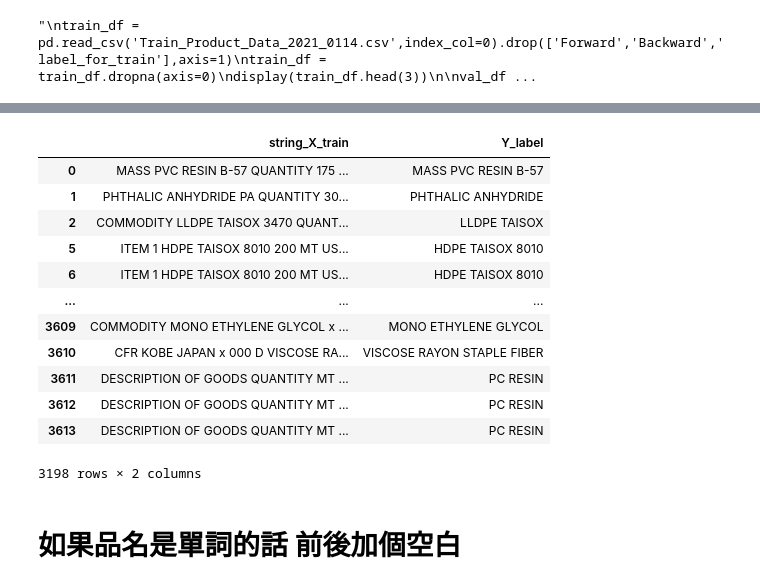
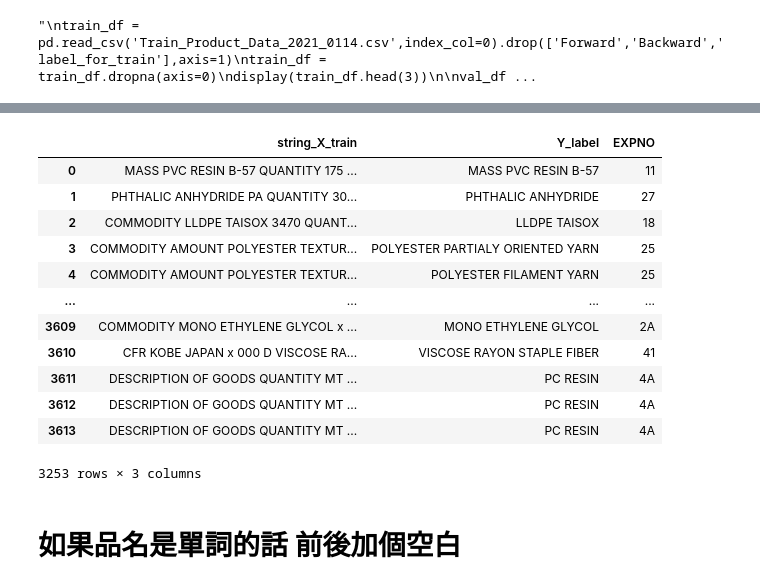
Before and after one commit to skywalker0803r/Product_Data_SQuAD, a Jupyter notebook: Collection method-plus-bert.ipynb, the cells around one changed output, grey strips where cells are left out. Drawn from its saved outputs; the diff is of its cells as text; code cells hidden in the pictures.

```diff
--- a/Collection method-plus-bert.ipynb
+++ b/Collection method-plus-bert.ipynb
@@ -124,21 +106,21 @@ display(val_df.head(3))
 # %%
-val_df = pd.read_csv('preprocess_for_SQUAD_wordninja.csv',index_col=0)[['45A','Y_label']]
-val_df.columns = ['string_X_train','Y_label']
+val_df = pd.read_csv('preprocess_for_SQUAD_wordninja.csv',index_col=0)[['45A','Y_label','EXPNO']]
+val_df.columns = ['string_X_train','Y_label','EXPNO']
 val_df
 # %% [output]
-|  | string_X_train | Y_label |
-| 0 | MASS PVC RESIN B-57 QUANTITY 175 ... | MASS PVC RESIN B-57 |
-| 1 | PHTHALIC ANHYDRIDE PA QUANTITY 30... | PHTHALIC ANHYDRIDE |
-| 2 | COMMODITY LLDPE TAISOX 3470 QUANT... | LLDPE TAISOX |
-| 5 | ITEM 1 HDPE TAISOX 8010 200 MT US... | HDPE TAISOX 8010 |
-| 6 | ITEM 1 HDPE TAISOX 8010 200 MT US... | HDPE TAISOX 8010 |
-| ... | ... | ... |
-| 3609 | COMMODITY MONO ETHYLENE GLYCOL x ... | MONO ETHYLENE GLYCOL |
-| 3610 | CFR KOBE JAPAN x 000 D VISCOSE RA... | VISCOSE RAYON STAPLE FIBER |
-| 3611 | DESCRIPTION OF GOODS QUANTITY MT ... | PC RESIN |
-| 3612 | DESCRIPTION OF GOODS QUANTITY MT ... | PC RESIN |
-| 3613 | DESCRIPTION OF GOODS QUANTITY MT ... | PC RESIN |
+|  | string_X_train | Y_label | EXPNO |
+| 0 | MASS PVC RESIN B-57 QUANTITY 175 ... | MASS PVC RESIN B-57 | 11 |
+| 1 | PHTHALIC ANHYDRIDE PA QUANTITY 30... | PHTHALIC ANHYDRIDE | 27 |
+| 2 | COMMODITY LLDPE TAISOX 3470 QUANT... | LLDPE TAISOX | 18 |
+| 3 | COMMODITY AMOUNT POLYESTER TEXTUR... | POLYESTER PARTIALY ORIENTED YARN | 25 |
+| 4 | COMMODITY AMOUNT POLYESTER TEXTUR... | POLYESTER FILAMENT YARN | 25 |
+| ... | ... | ... | ... |
+| 3609 | COMMODITY MONO ETHYLENE GLYCOL x ... | MONO ETHYLENE GLYCOL | 2A |
+| 3610 | CFR KOBE JAPAN x 000 D VISCOSE RA... | VISCOSE RAYON STAPLE FIBER | 41 |
+| 3611 | DESCRIPTION OF GOODS QUANTITY MT ... | PC RESIN | 4A |
+| 3612 | DESCRIPTION OF GOODS QUANTITY MT ... | PC RESIN | 4A |
+| 3613 | DESCRIPTION OF GOODS QUANTITY MT ... | PC RESIN | 4A |
-3198 rows × 2 columns
+3253 rows × 3 columns
 # %%
 train_df = val_df
 # %% [markdown]
```
Also changed, not shown: parts of 34 cells of this notebook.
